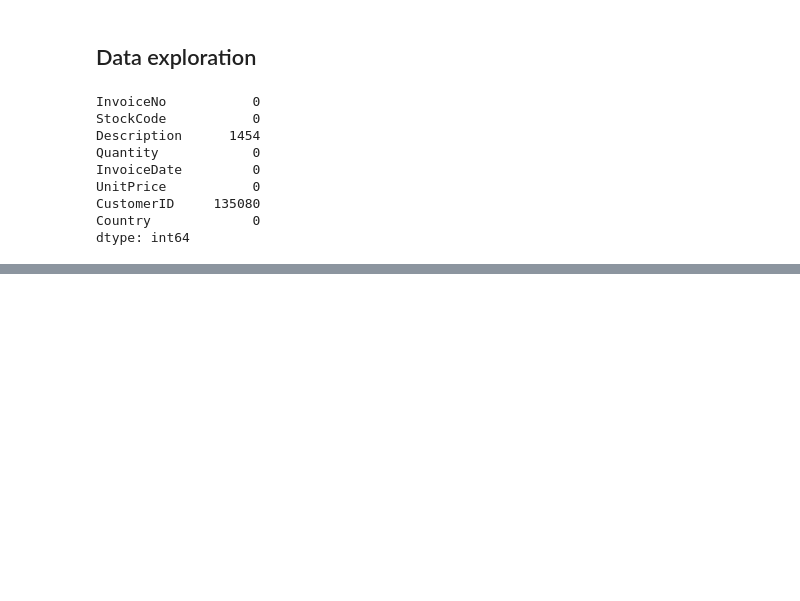
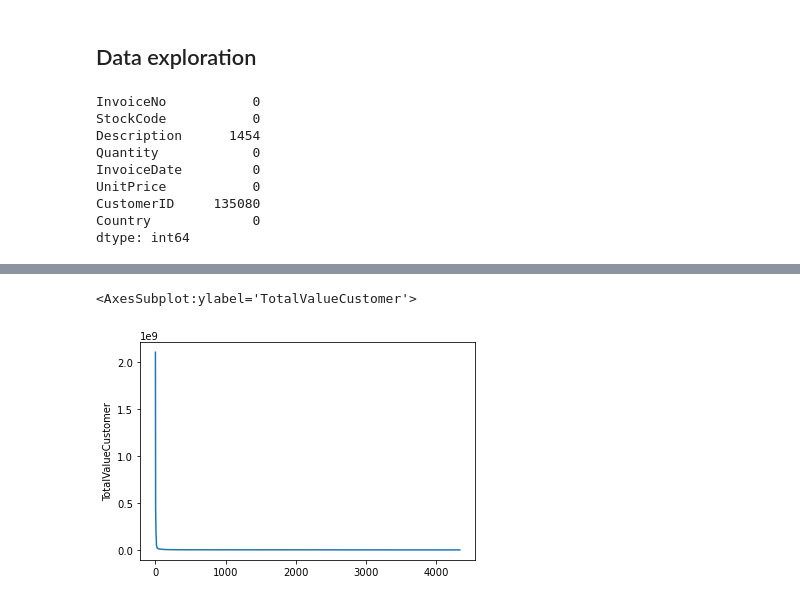
Before and after one commit to alderaemanuele/Business-Cases, a Jupyter notebook: BC3/BC3_EA.ipynb, the cells around one changed output, grey strips where cells are left out. Saved outputs shown, nothing was run; the diff lists cells and outputs as text; code cells hidden in the pictures; blank space fills up the shorter version.

```diff
--- a/BC3/BC3_EA.ipynb
+++ b/BC3/BC3_EA.ipynb
@@ -30,3 +31,6 @@ data
 | 541907 | 581587 | 23255 | CHILDRENS CUTLERY CIRCUS PARADE | 4 | 12/9/2011 12:50 | 4.15 | 12680.0 | France |
 | 541908 | 581587 | 22138 | BAKING SET 9 PIECE RETROSPOT | 3 | 12/9/2011 12:50 | 4.95 | 12680.0 | France |
 541909 rows × 8 columns
+# %%
+data["InvoiceDate"] = pd.to_datetime(data["InvoiceDate"])
+data.info()
@@ -48,0 +184,5 @@ data_mv = data.copy()
+# %%
+#replacing duplicates with single record containing sum of all quantities for records that are going to be deleted
+# tested, it works
+data['Quantity'] = data.groupby(['InvoiceNo', 'StockCode'])['Quantity'].transform('sum')
+data = data.drop_duplicates(subset=['InvoiceNo', 'StockCode'])
@@ -48,0 +194,8 @@ data_mv = data.copy()
+# %%
+leverage = data[data["Quantity"] >= 0].groupby("CustomerID").sum()
+leverage["TotalValueCustomer"] = leverage["Quantity"] * leverage["UnitPrice"]
+leverage.sort_values("TotalValueCustomer", inplace = True, ascending=False)
+leverage.reset_index(drop=False, inplace = True)
+total_profit = leverage["TotalValueCustomer"].sum(axis = 0)
+leverage["PercentProfit"] = (leverage["TotalValueCustomer"] / total_profit)
+leverage
@@ -48,0 +217,6 @@ data_mv = data.copy()
+# %%
+#Check Toghether results
+sns.lineplot(x = leverage.index, y = leverage.TotalValueCustomer)
+# %% [output]
+<AxesSubplot:ylabel='TotalValueCustomer'>
+[figure, added]
```
Also changed, not shown: parts of 17 cells of this notebook.
